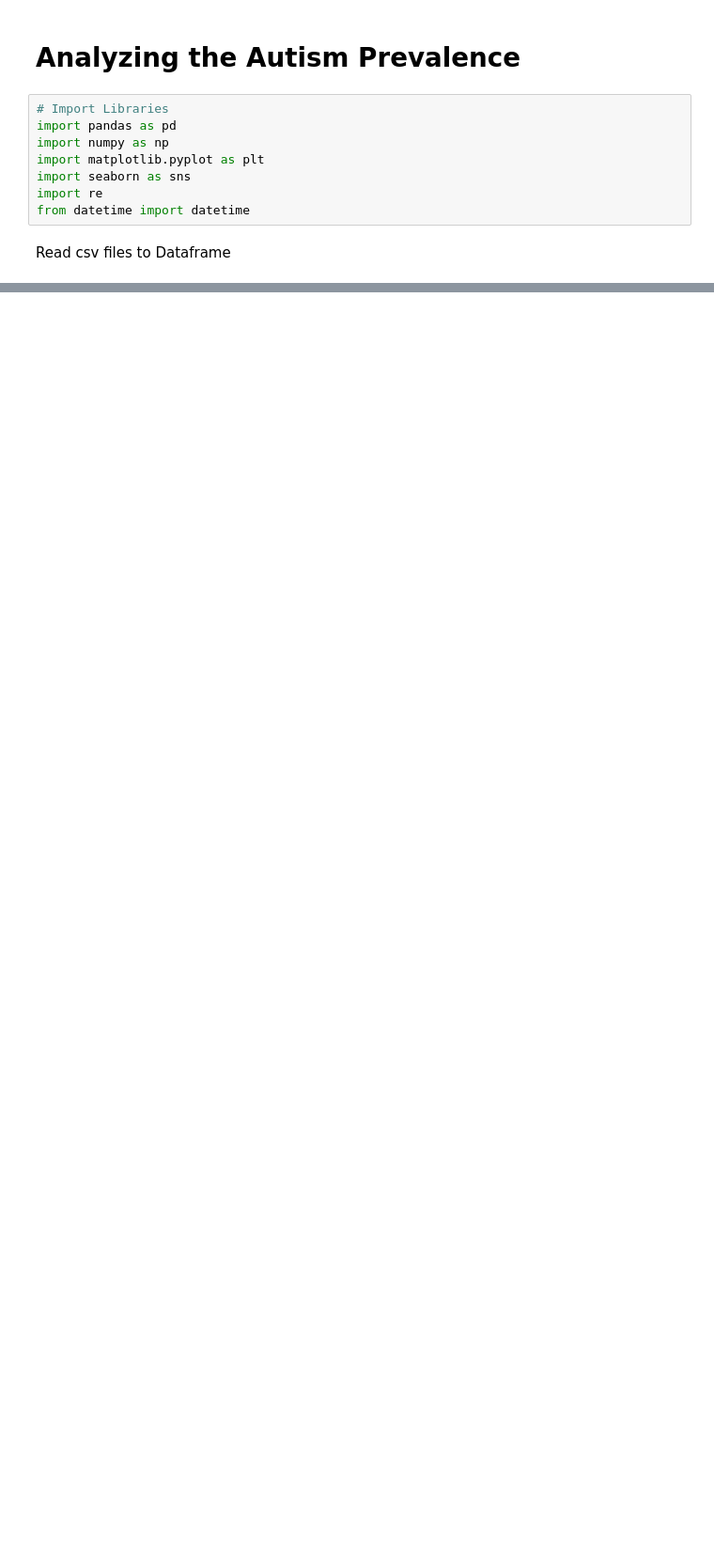
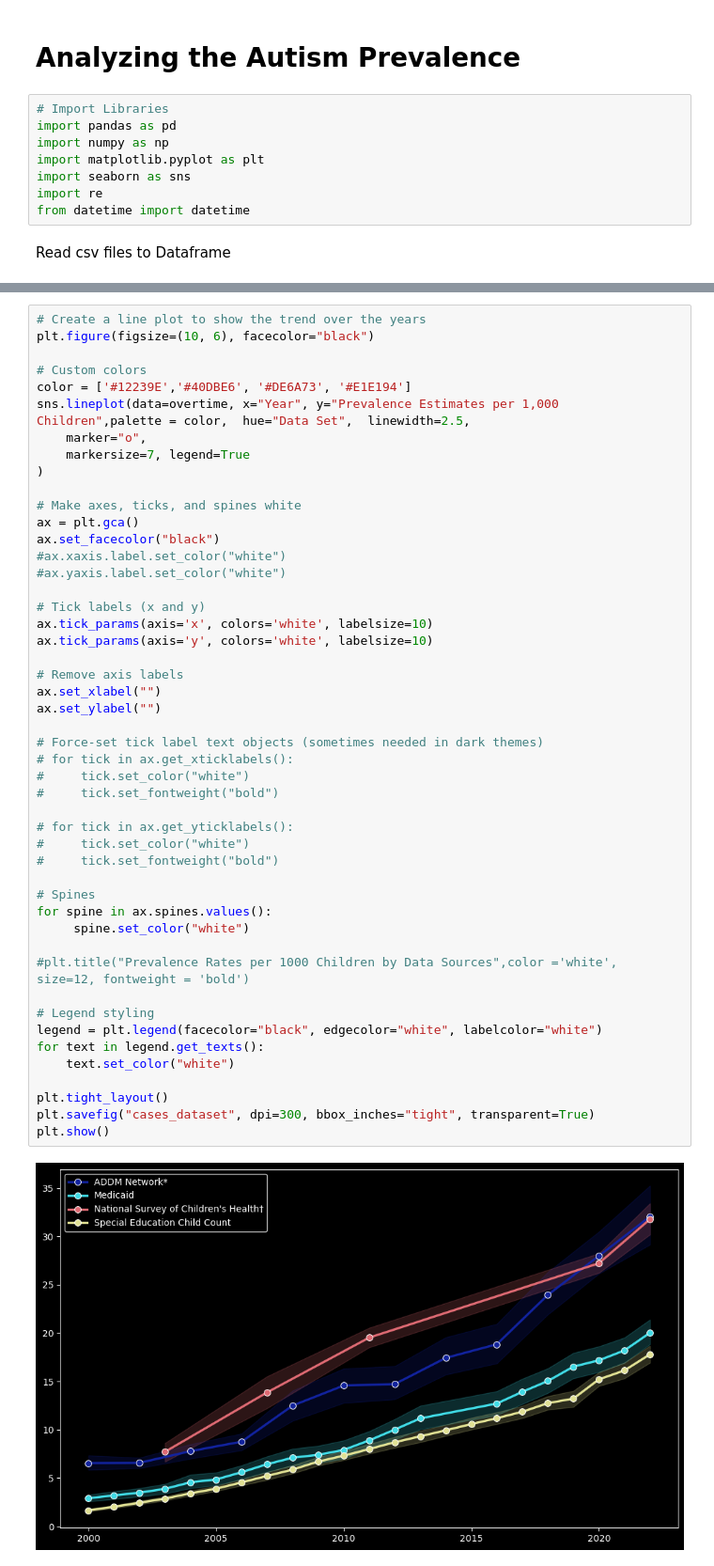
Before and after one commit to janvimehendale/capstone, a Jupyter notebook: notebooks/overtime.ipynb, the cells around one changed output, grey strips where cells are left out. Shown at 94% size. Cells and saved outputs as stored; diff of their text form; blank space fills up the shorter version.

```diff
--- a/notebooks/overtime.ipynb
+++ b/notebooks/overtime.ipynb
@@ -21,3 +21,53 @@ overtime.head()
 | 2 | Alabama | 35126.0 | 6.0 | 5.3 | 6.9 | <10 | ... |
 | 3 | Alabama | 36566.0 | 4.8 | 4.1 | 5.5 | <10 | ... |
 | 4 | Alabama | 21833.0 | 5.7 | 4.8 | 6.8 | <10 | ... |
+# %%
+# Create a line plot to show the trend over the years
+plt.figure(figsize=(10, 6), facecolor="black")
+
+# Custom colors
+color = ['#12239E','#40DBE6', '#DE6A73', '#E1E194']
+sns.lineplot(data=overtime, x="Year", y="Prevalence Estimates per 1,000 Children",palette = color,  hue="Data Set",  linewidth=2.5,
+    marker="o",
+    markersize=7, legend=True
+)
+
+# Make axes, ticks, and spines white
+ax = plt.gca()
+ax.set_facecolor("black")
+#ax.xaxis.label.set_color("white")
+#ax.yaxis.label.set_color("white")
+
+# Tick labels (x and y)
+ax.tick_params(axis='x', colors='white', labelsize=10)
+ax.tick_params(axis='y', colors='white', labelsize=10)
+
+# Remove axis labels
+ax.set_xlabel("")
+ax.set_ylabel("")
+
+# Force-set tick label text objects (sometimes needed in dark themes)
+# for tick in ax.get_xticklabels():
+#     tick.set_color("white")
+#     tick.set_fontweight("bold")
+
+# for tick in ax.get_yticklabels():
+#     tick.set_color("white")
+#     tick.set_fontweight("bold")
+
+# Spines
+for spine in ax.spines.values():
+     spine.set_color("white")
+
+#plt.title("Prevalence Rates per 1000 Children by Data Sources",color ='white', size=12, fontweight = 'bold')
+
+# Legend styling
+legend = plt.legend(facecolor="black", edgecolor="white", labelcolor="white")
+for text in legend.get_texts():
+    text.set_color("white")
+
+plt.tight_layout()
+plt.savefig("cases_dataset", dpi=300, bbox_inches="tight", transparent=True)
+plt.show()
+# %% [output]
+[figure, added]
```
Also changed, not shown: parts of 1 cell of this notebook, 7 other files.
